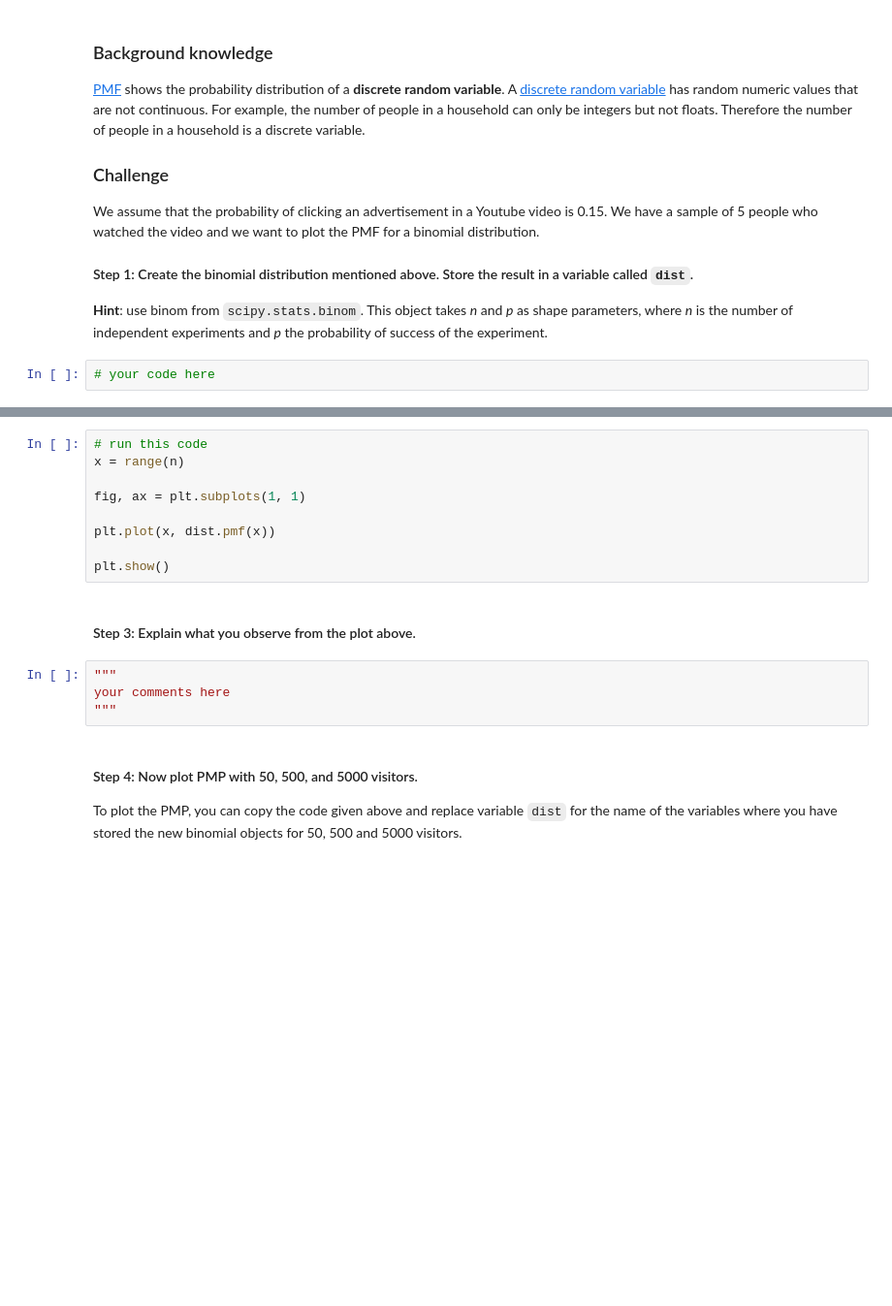
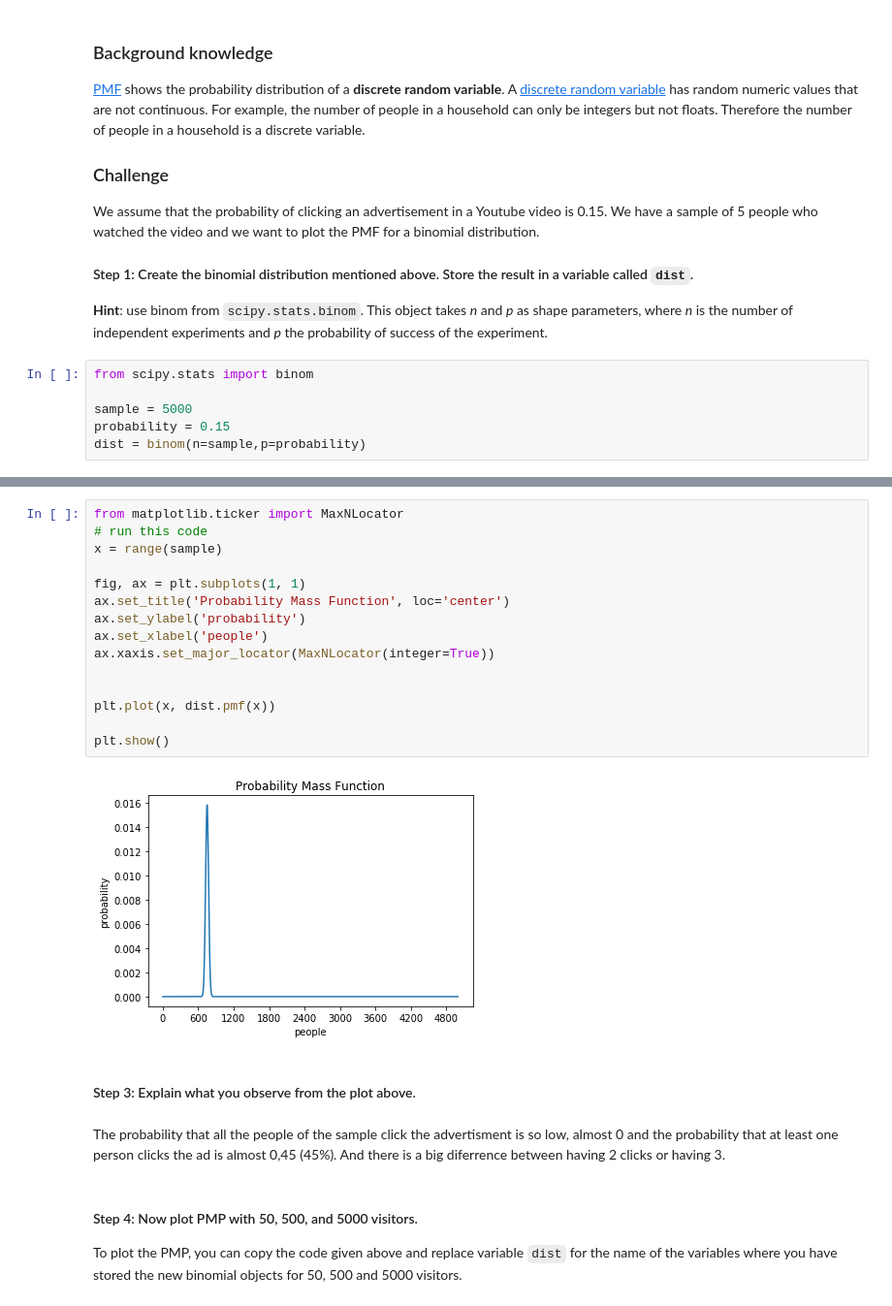
Before and after one commit to ta-data-bcn/lab-probability-dist, a Jupyter notebook: your-code/main.ipynb, the cells around one changed output, grey strips where cells are left out. Shown at 97% size. Drawn from its saved outputs; the diff is of its cells as text; blank space fills up the shorter version.

```diff
--- a/your-code/main.ipynb
+++ b/your-code/main.ipynb
@@ -48,8 +63,12 @@ We assume that the probability of clicking an advertisement in a Youtube video i
 
 #### Step 1: Create the binomial distribution mentioned above. Store the result in a variable called `dist`.
 **Hint**: use binom from `scipy.stats.binom`. This object takes *n* and *p* as shape parameters, where *n* is the number of independent experiments and *p* the probability of success of the experiment.
-# %%
-# your code here
+# %%
+from scipy.stats import binom
+
+sample = 5000
+probability = 0.15
+dist = binom(n=sample,p=probability)
 # %% [markdown]
 #### Step 2: Plot the PMF of the distribution.
 To do it, run the code in the cell below.
@@ -58,20 +77,26 @@ To do it, run the code in the cell below.
 
 ![binom 10](../images/ch-2.png)
 # %%
+from matplotlib.ticker import MaxNLocator
 # run this code
-x = range(n)
+x = range(sample)
 
 fig, ax = plt.subplots(1, 1)
+ax.set_title('Probability Mass Function', loc='center')
+ax.set_ylabel('probability')
+ax.set_xlabel('people')
+ax.xaxis.set_major_locator(MaxNLocator(integer=True))
+
 
 plt.plot(x, dist.pmf(x))
 
 plt.show()
+# %% [output]
+[figure, added]
 # %% [markdown]
 #### Step 3: Explain what you observe from the plot above.
-# %%
-"""
-your comments here
-"""
+# %% [markdown]
+The probability that all the people of the sample click the advertisment is so low, almost 0 and the probability that at least one person clicks the ad is almost 0,45 (45%). And there is a big diferrence between having 2 clicks or having 3.
 # %% [markdown]
 #### Step 4: Now plot PMP with 50, 500, and 5000 visitors.
 To plot the PMP, you can copy the code given above and replace variable `dist` for the name of the variables where you have stored the new binomial objects for 50, 500 and 5000 visitors.
```
Also changed, not shown: parts of 45 cells of this notebook, 1 other file.
